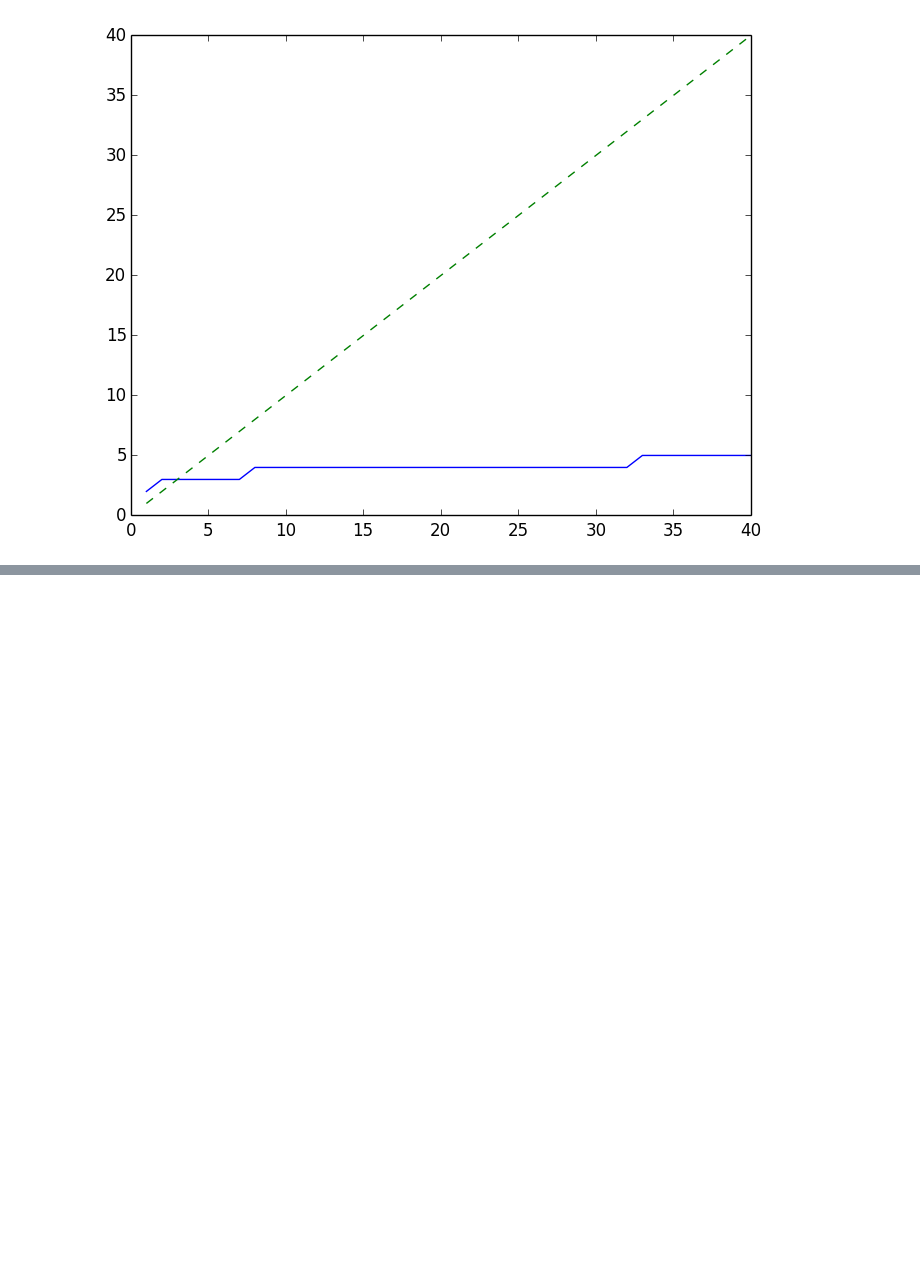
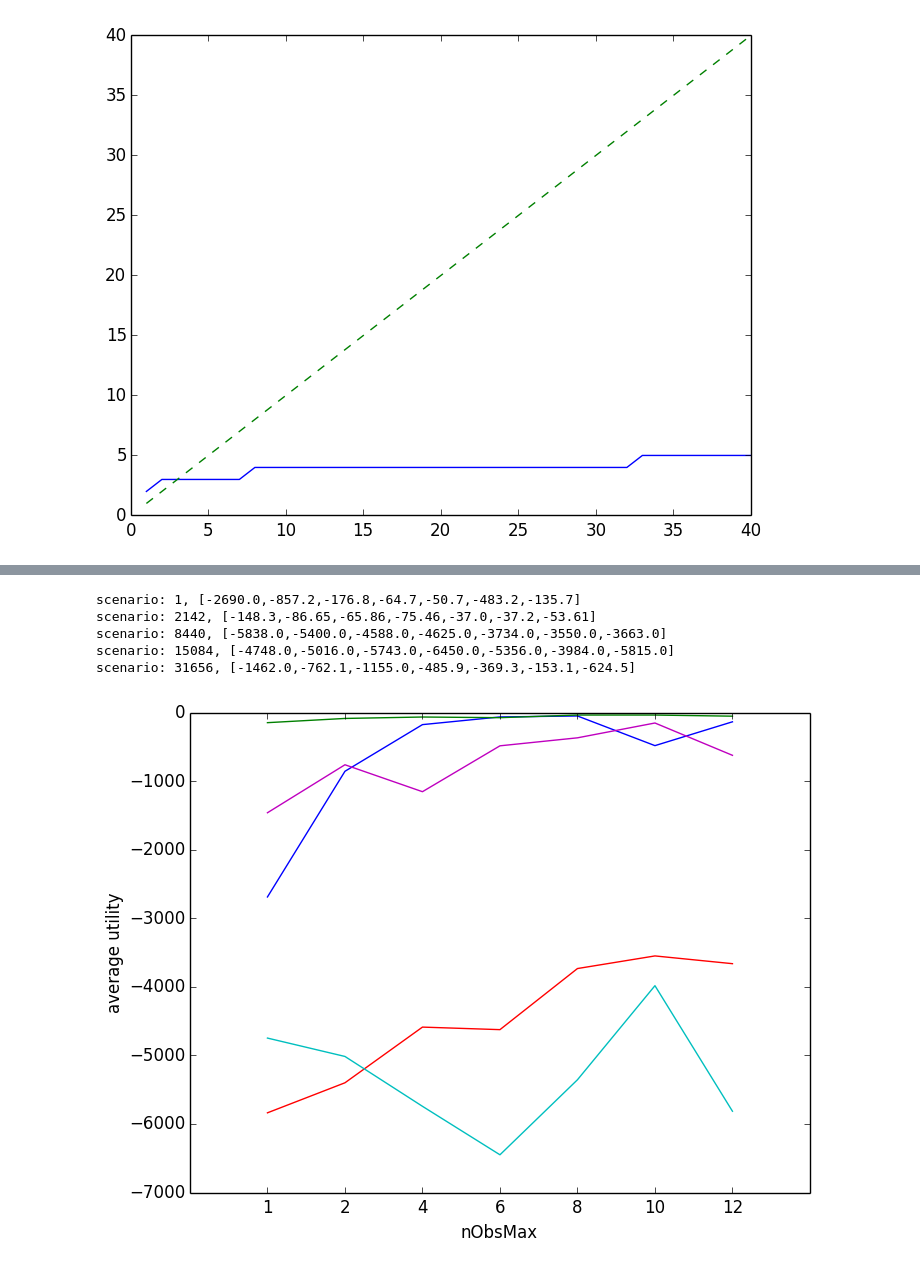
Before and after one commit to neosado/SAPR, a Jupyter notebook: UTMScenario.ipynb, the cells around one changed output, grey strips where cells are left out. Drawn from its saved outputs; the diff is of its cells as text; code cells hidden in the pictures; blank space fills up the shorter version.

```diff
--- a/UTMScenario.ipynb
+++ b/UTMScenario.ipynb
@@ -250,0 +499,19 @@ plot(n, ceil(c * n .^ alpha), n, n, "--")
+# %%
+# 1, 1161, 1250, 1785, 2142, 2620, 8440, 9525, 12506, 15084, 31656
+#plotWithAllParam(:nObsMax);
+#plotWithAllParam(:c);
+#plotWithAllParam(:c, y_range = [-1000., 100.]);
+#plotWithAllParam(:alpha);
+#plotWithAllParam(:alpha, y_range = [-1000., 100.]);
+
+# 1, 2142, 8440, 15084, 31656
+plotWithAllParam(:nObsMax, sn_list = [1, 2142, 8440, 15084, 31656]);
+#plotWithAllParam(:c, sn_list = [1, 2142, 8440, 15084, 31656]);
+#plotWithAllParam(:alpha, sn_list = [1, 2142, 8440, 15084, 31656]);
+# %% [output]
+scenario: 1, [-2690.0,-857.2,-176.8,-64.7,-50.7,-483.2,-135.7]
+scenario: 2142, [-148.3,-86.65,-65.86,-75.46,-37.0,-37.2,-53.61]
+scenario: 8440, [-5838.0,-5400.0,-4588.0,-4625.0,-3734.0,-3550.0,-3663.0]
+scenario: 15084, [-4748.0,-5016.0,-5743.0,-6450.0,-5356.0,-3984.0,-5815.0]
+scenario: 31656, [-1462.0,-762.1,-1155.0,-485.9,-369.3,-153.1,-624.5]
+[figure, added]
```
Also changed, not shown: parts of 4 cells of this notebook, 5 other files.
